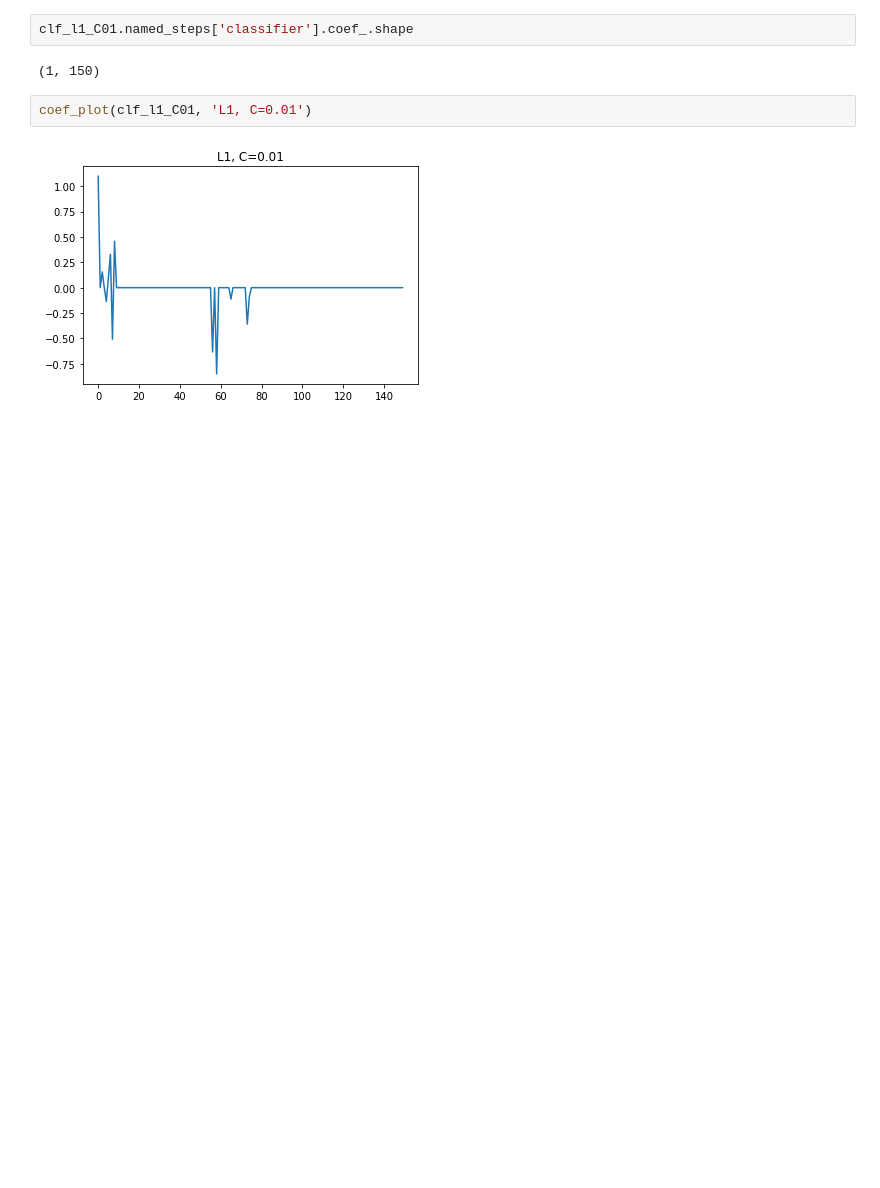
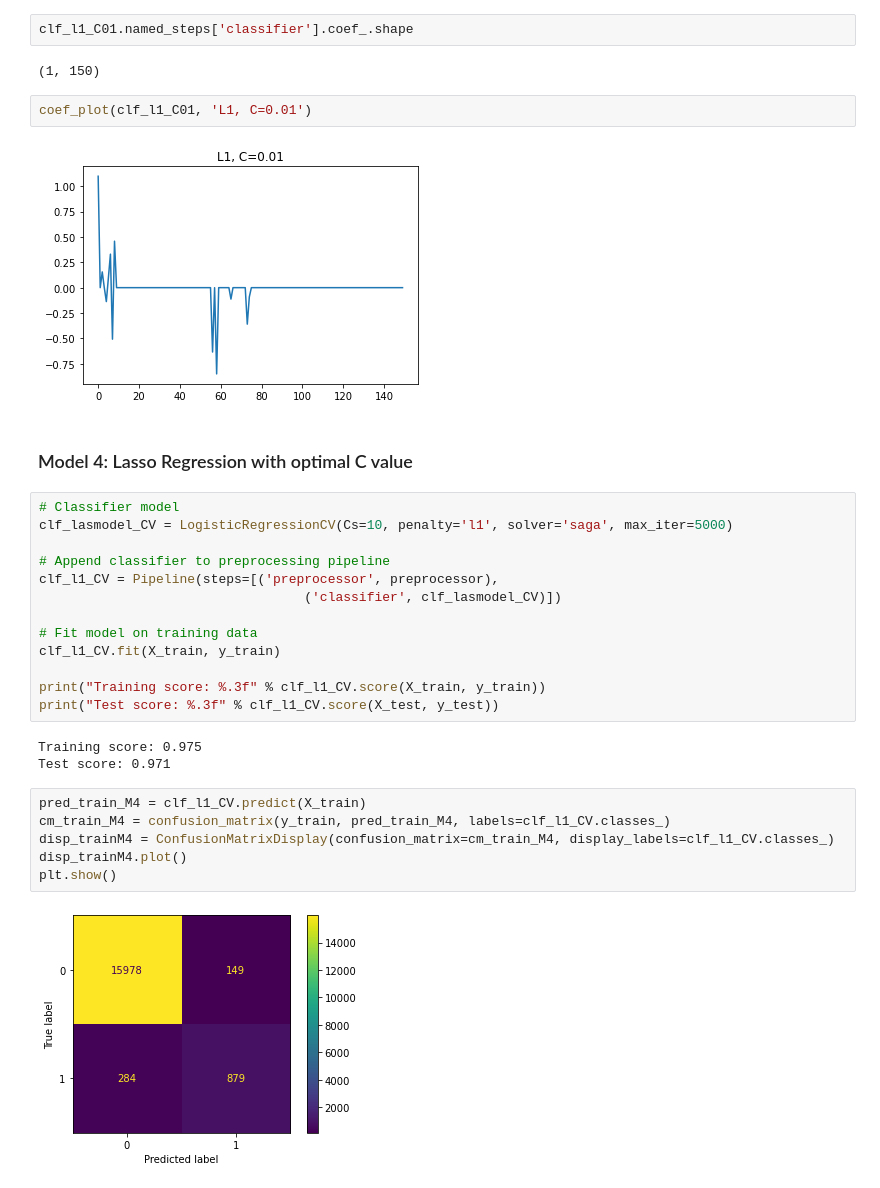
Before and after one commit to OsarodionOdion/skClassModels, a Jupyter notebook: skclass_models_hs.ipynb, the cells around one changed output. Saved outputs shown, nothing was run; the diff lists cells and outputs as text; blank space fills up the shorter version.

```diff
--- a/skclass_models_hs.ipynb
+++ b/skclass_models_hs.ipynb
@@ -534,3 +534,29 @@ clf_l1_C01.named_steps['classifier'].coef_.shape
 coef_plot(clf_l1_C01, 'L1, C=0.01')
 # %% [output]
 [figure]
+# %% [markdown]
+### Model 4: Lasso Regression with optimal C value
+# %%
+# Classifier model
+clf_lasmodel_CV = LogisticRegressionCV(Cs=10, penalty='l1', solver='saga', max_iter=5000)
+
+# Append classifier to preprocessing pipeline
+clf_l1_CV = Pipeline(steps=[('preprocessor', preprocessor),
+                                  ('classifier', clf_lasmodel_CV)])
+
+# Fit model on training data
+clf_l1_CV.fit(X_train, y_train)
+
+print("Training score: %.3f" % clf_l1_CV.score(X_train, y_train))
+print("Test score: %.3f" % clf_l1_CV.score(X_test, y_test))
+# %% [output]
+Training score: 0.975
+Test score: 0.971
+# %%
+pred_train_M4 = clf_l1_CV.predict(X_train)
+cm_train_M4 = confusion_matrix(y_train, pred_train_M4, labels=clf_l1_CV.classes_)
+disp_trainM4 = ConfusionMatrixDisplay(confusion_matrix=cm_train_M4, display_labels=clf_l1_CV.classes_)
+disp_trainM4.plot()
+plt.show()
+# %% [output]
+[figure, added]
```
Also changed, not shown: parts of 23 cells of this notebook.
